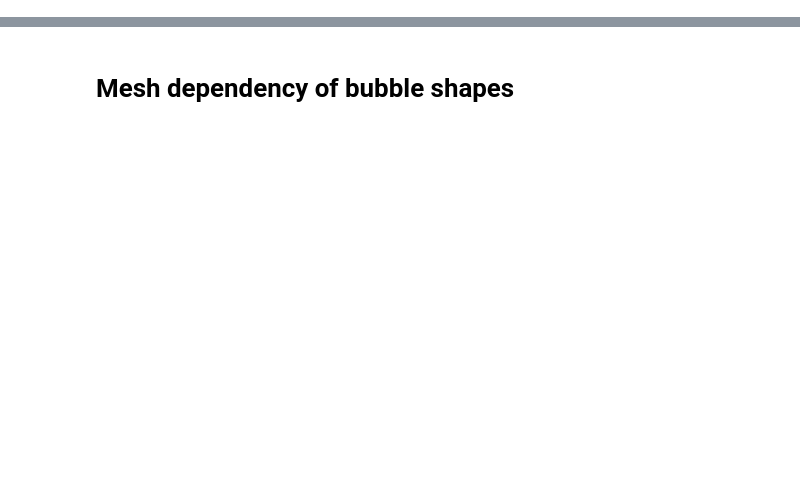
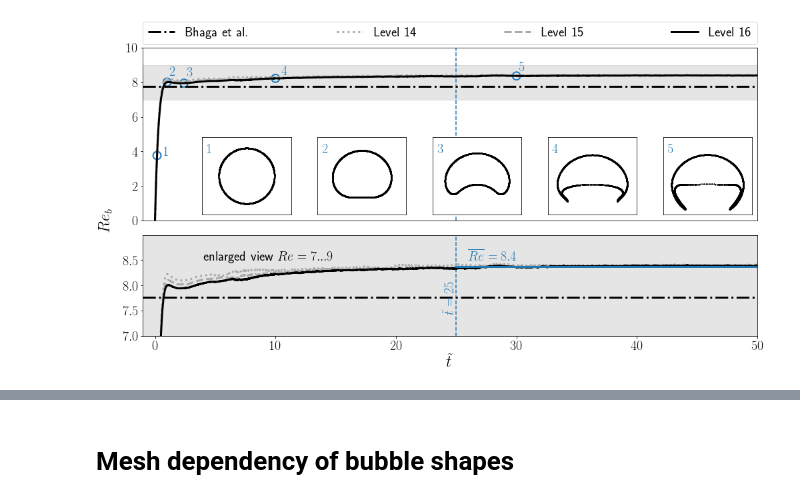
Before and after one commit to AndreWeiner/phd_notebooks, a Jupyter notebook: notebooks/basilisk_2D_mesh_dependency.ipynb, the cells around one changed output, grey strips where cells are left out. Saved outputs shown, nothing was run; the diff lists cells and outputs as text; code cells hidden in the pictures; blank space fills up the shorter version.

```diff
--- a/notebooks/basilisk_2D_mesh_dependency.ipynb
+++ b/notebooks/basilisk_2D_mesh_dependency.ipynb
@@ -134,0 +42,10 @@ fontsize_labels = 22.0
+# %%
+from helper_module import Logfile
+
+log_files = {}
+for case in cases:
+    case_name = case.split("/")[-1]
+    full_path = case + "/log." + case_name + ".csv"
+    log_files[case_name] = Logfile(full_path)
+    usecols = ['time', 'u_x', 'x']
+    log_files[case_name].read_logfile(usecols=usecols)
@@ -135 +99,73 @@ fontsize_labels = 22.0
+# %%
+fig = plt.figure(figsize=(figure_width, 6))
+
+# axis limits and zoom window definition
+t_max = 50.0
+tw_min = 25.0
+tw_max = 50.0
+re_zoom_min = 7.0
+re_zoom_max = 9.0
+
+# create basis for upper part of the plot
+ax1 = plt.axes(upper_plot_bounds, xticks=[], xlim=[t_min, t_max], ylim=[0, 10])
+ax1.fill_between([-1, 120], [re_zoom_min, re_zoom_min], [re_zoom_max, re_zoom_max], color='k', alpha=alpha_window)
+ax1.tick_params(labelsize=fontsize_tick)
+ax1.axvline(tw_min, 0, 1, linestyle='--', color=highlight_color)
+ax1.text(-4.5, 0, r"$Re_b$", va='center', rotation='vertical', fontsize=fontsize_label)
+
+# create basis for lower part of the plot
+ax2 = plt.axes(lower_plot_bounds, yticks=[7.0, 7.5, 8.0, 8.5], xlim=[t_min, t_max], ylim=[re_zoom_min, re_zoom_max])
+ax2.patch.set_facecolor('k')
+ax2.patch.set_alpha(alpha_window)
+ax2.set_xlabel(r"$\tilde{t}$", fontsize=fontsize_label)
+ax2.tick_params(labelsize=fontsize_tick)
+ax2.axvline(tw_min, 0, 1, linestyle='--', color=highlight_color)
+
+lines = [] # lines to appear in the legend
+
+# reference curve Bhaga and Weber 1981
+lines.append(ax1.plot([t_min, t_max], [7.77, 7.77], linestyle='-.', lw=line_width, color='k', label="Bhaga et al.")[0])
+ax2.plot([t_min, t_max], [7.77, 7.77], linestyle='-.', lw=line_width, color='k')
+
+# plot the numerical data in both sub-plots
+for i, level in enumerate(range(14,17)):
+    log = log_files["bhaga_02_l{:2d}".format(level)]
+    t, re = log.get_profile("time", "u_x")
+    re = re * Ga[i]
+    lines.append(ax1.plot(t, re, color=colors[i], linestyle=styles[i], lw=line_width, label=labels[i])[0])
+    ax2.plot(t, re, color=colors[i], linestyle=styles[i], lw=line_width)
+
+# indicate statistical values in the lower plot (mean of finest mesh)
+re_mean = log_files["bhaga_02_l16"].apply_to_range("time", tw_min, tw_max, "u_x", np.mean) * Ga[2]
+ax2.plot([tw_min, tw_max], [re_mean, re_mean], color=highlight_color, lw=line_width)
+ax2.text(26, 8.5, r"$\overline{{Re}}={:.1f}$".format(re_mean), fontsize=fontsize_tick, color=highlight_color)
+ax2.text(24, 7.9, r"$\tilde{{t}}={:.0f}$".format(tw_min), rotation='vertical', fontsize=fontsize_tick, color=highlight_color)
+ax2.text(4, 8.5, r"enlarged view $Re={:.0f}...{:.0f}$".format(re_zoom_min, re_zoom_max), fontsize=fontsize_tick, color='k')
+
+# include bubble shapes of selected time instances (snap shots) into the upper plot
+closest_entries = []
+for t in [0.17, 1.0, 2.4, 10.0, 30.0]:
+    row = log_files["bhaga_02_l16"].find_closest("time", t)
+    closest_entries.append(row)
+    ax1.scatter(row.time, row.u_x*Ga[2], marker='o', s=140, facecolors='none', edgecolors=highlight_color, linewidth=2)
+
+# draw shapes and position labels close to circles
+offset_t = [0.5, 0.2, 0.2, 0.5, 0.2]
+offset_re = [-0., 0.4, 0.4, 0.2, 0.3]
+for i, row in enumerate(closest_entries):
+    ax1.text(row.time+offset_t[i], row.u_x*Ga[2]+offset_re[i], r"${}$".format(i+1), color=highlight_color, fontsize=fontsize_tick)
+    ax = plt.axes([0.15*(i+1)-0.15, 0.42, 0.27, 0.27], xticks=[], yticks=[], xlim=[-0.8, 0.8], ylim=[-0.7, 0.7])
+    ax.set_aspect('equal')
+    path_shape = data_path + "bhaga_02_l16/plic_clean/plic_{:06d}.pkl".format(row.index.values[0]*10)
+    with open(path_shape, 'rb') as file:
+        shape = pickle.load(file).drop("element", axis=1)
+    ax.scatter(shape.py.values, shape.px.values-row.x.values, s=1, color='k')
+    ax.scatter(-shape.py.values, shape.px.values-row.x.values, s=1, color='k')
+    ax.text(ax.get_xlim()[0]*0.9, ax.get_ylim()[1]*0.6, r"${}$".format(i+1), color=highlight_color, fontsize=fontsize_tick)
+
+ax1.legend(handles=lines, bbox_to_anchor=(0., 1.02, 1., .102), loc=3,
+           ncol=4, mode="expand", borderaxespad=0., fontsize=fontsize_legend)
+savefig("bhaga_02_rise_velocity")
+# %% [output]
+[figure, added]
 # %% [markdown]
```
Also changed, not shown: parts of 23 cells of this notebook, 4 other files.
